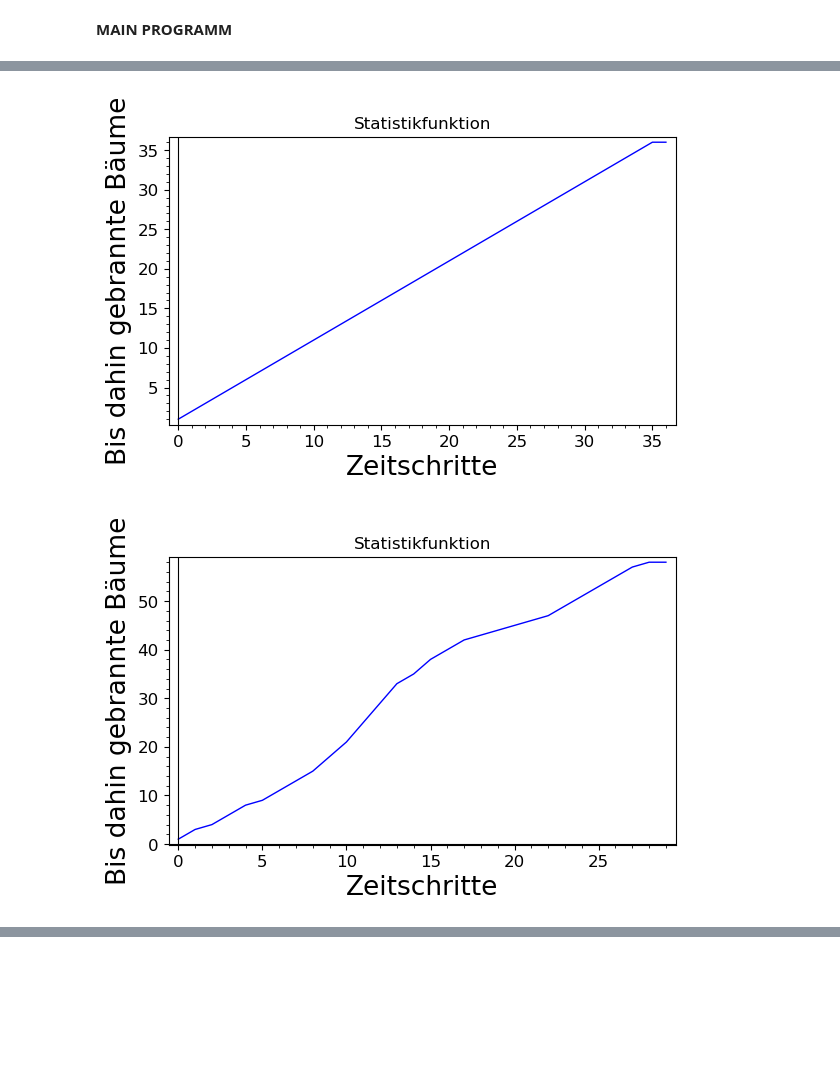
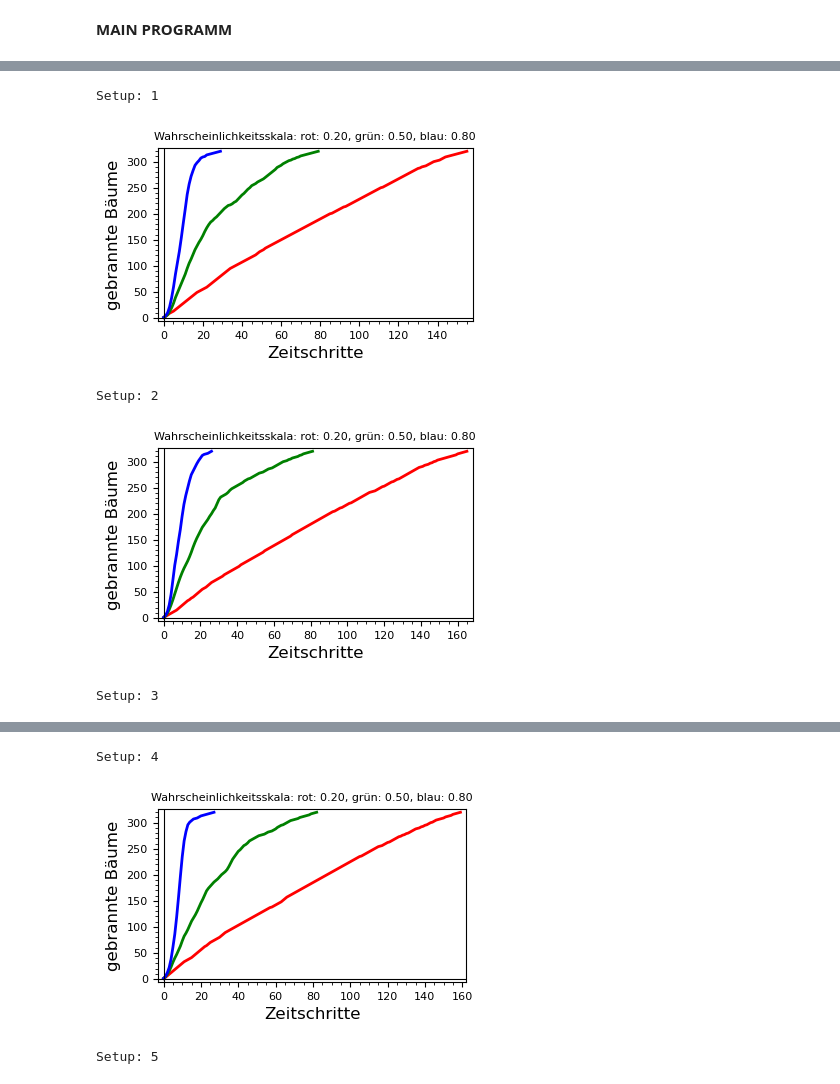
Before and after one commit to simgae/HM-Angewandte-Mathematik, a Jupyter notebook: Lecture_3/Zellulärer Automat.ipynb, the cells around one changed output, grey strips where cells are left out. Saved outputs shown, nothing was run; the diff lists cells and outputs as text; code cells hidden in the pictures; blank space fills up the shorter version.

```diff
--- a/Lecture_3/Zellulärer Automat.ipynb
+++ b/Lecture_3/Zellulärer Automat.ipynb
@@ -63,6 +63,7 @@ number_of_columns = 20
 number_of_rows = 20
 density = 0.8
 pe = 0.2
+pb = 0
 
 # define lists for each category
 forest_fields = []
@@ -191,2 +194,13 @@ def spreadFire(forest_fields, fire_fields, free_fields, pe, forest):
+# %%
+def createLightningFire(forest_fields, fire_fields, free_fields, pb):
+    number_lightning_strikes = len(forest_fields) * pb
+
+    while(number_lightning_strikes > 0):
+        index = random.randint(0, len(forest_fields)-1)
+
+        new_fire = forest_fields[index]
+
+        createFire(new_fire, forest, forest_fields, fire_fields)
+        number_lightning_strikes -= 1
 # %% [markdown]
 **MAIN PROGRAMM**
@@ -204,6 +220,7 @@ while(len(forest_fields) != 0 and len(fire_fields) != 0):
     print('Current time: ' + str(current_time))
 
     spreadFire(forest_fields, fire_fields, free_fields, pe, forest)
+    createLightningFire(forest_fields, fire_fields, free_fields, pb)
 
     printMatrix(forest)
 
@@ -251,5 +272,5 @@ def setupForAnalytics():
 # %%
-def runAnalytics(pe, forest_fields, fire_fields, free_fields, forest):
+def runAnalytics(pe, pb, forest_fields, fire_fields, free_fields, forest):
     current_time = 1
 
     analytics = [(0,1)]
@@ -257,6 +278,7 @@ def runAnalytics(pe, forest_fields, fire_fields, free_fields, forest):
     while(len(forest_fields) != 0 and len(fire_fields) != 0):
 
         spreadFire(forest_fields, fire_fields, free_fields, pe, forest)
+        createLightningFire(forest_fields, fire_fields, free_fields, pb)
 
         current_status = (current_time, analytics[current_time-1][1] + len(fire_fields))
         analytics.append(current_status)
@@ -267,12 +291,30 @@ def runAnalytics(pe, forest_fields, fire_fields, free_fields, forest):
 # %%
-setupForAnalytics()
-analytics_20 = runAnalytics(0.20, forest_fields.copy(), fire_fields.copy(), free_fields.copy(), copy(forest))
-analytics_50 = runAnalytics(0.50, forest_fields.copy(), fire_fields.copy(), free_fields.copy(), copy(forest))
-analytics_80 = runAnalytics(0.80, forest_fields.copy(), fire_fields.copy(), free_fields.copy(), copy(forest))
+# run analytics
 
-list_plot(analytics_20, plotjoined=True, title="Statistikfunktion", frame=True, axes_labels=["Zeitschritte","Bis dahin gebrannte Bäume"], fontsize=12)
-list_plot(analytics_50, plotjoined=True, title="Statistikfunktion", frame=True, axes_labels=["Zeitschritte","Bis dahin gebrannte Bäume"], fontsize=12)
-list_plot(analytics_80, plotjoined=True, title="Statistikfunktion", frame=True, axes_labels=["Zeitschritte","Bis dahin gebrannte Bäume"], fontsize=12)
+run = 5
+
+while run > 0:
+    setupForAnalytics()
+    analytics_20 = runAnalytics(0.20, 0.001, forest_fields.copy(), fire_fields.copy(), free_fields.copy(), copy(forest))
+    analytics_50 = runAnalytics(0.50, 0.001, forest_fields.copy(), fire_fields.copy(), free_fields.copy(), copy(forest))
+    analytics_80 = runAnalytics(0.80, 0.001, forest_fields.copy(), fire_fields.copy(), free_fields.copy(), copy(forest))
+
+    g = Graphics()
+
+    p20 = list_plot(analytics_20, plotjoined=True, title="Wahrscheinlichkeitsskala: rot: 0.20, grün: 0.50, blau: 0.80", frame=True, axes_labels=["Zeitschritte","gebrannte Bäume"], fontsize=8, color='red', thickness=2)
+    p50 = list_plot(analytics_50, plotjoined=True, title="Wahrscheinlichkeitsskala: rot: 0.20, grün: 0.50, blau: 0.80", frame=True, axes_labels=["Zeitschritte","gebrannte Bäume"], fontsize=8, color='green', thickness=2)
+    p80 = list_plot(analytics_80, plotjoined=True, title="Wahrscheinlichkeitsskala: rot: 0.20, grün: 0.50, blau: 0.80", frame=True, axes_labels=["Zeitschritte","gebrannte Bäume"], fontsize=8, color='blue', thickness=2)
+
+    g = g + p20 + p50 + p80
+
+    print('Setup: ' + str(6 - run))
+
+    g.show(figsize=4)
+
+    run -= 1
 # %% [output]
+Setup: 1
-[figure, old version]
+[figure, new version]
+Setup: 2
-[figure, old version]
+[figure, new version]
+Setup: 3
@@ -279,0 +322,3 @@ list_plot(analytics_80, plotjoined=True, title="Statistikfunktion", frame=True,
+Setup: 4
+[figure, added]
+Setup: 5
```
Also changed, not shown: parts of 9 cells of this notebook.
